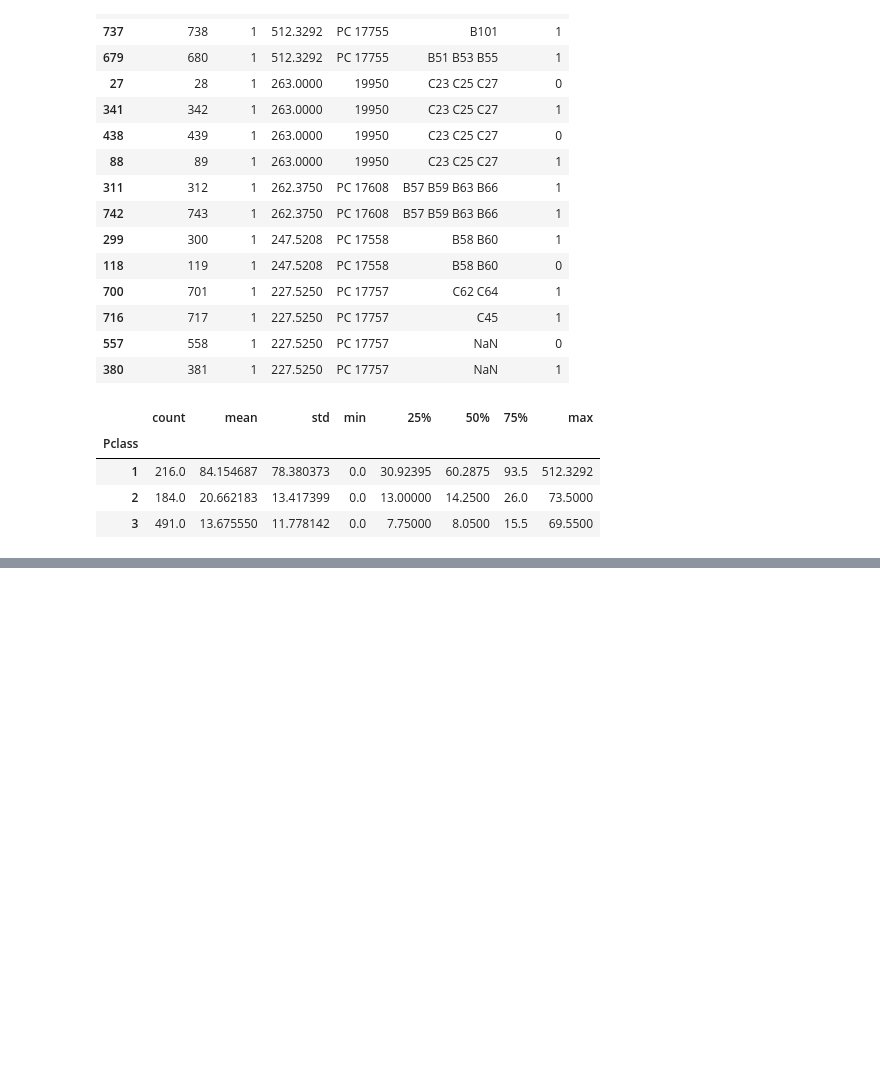
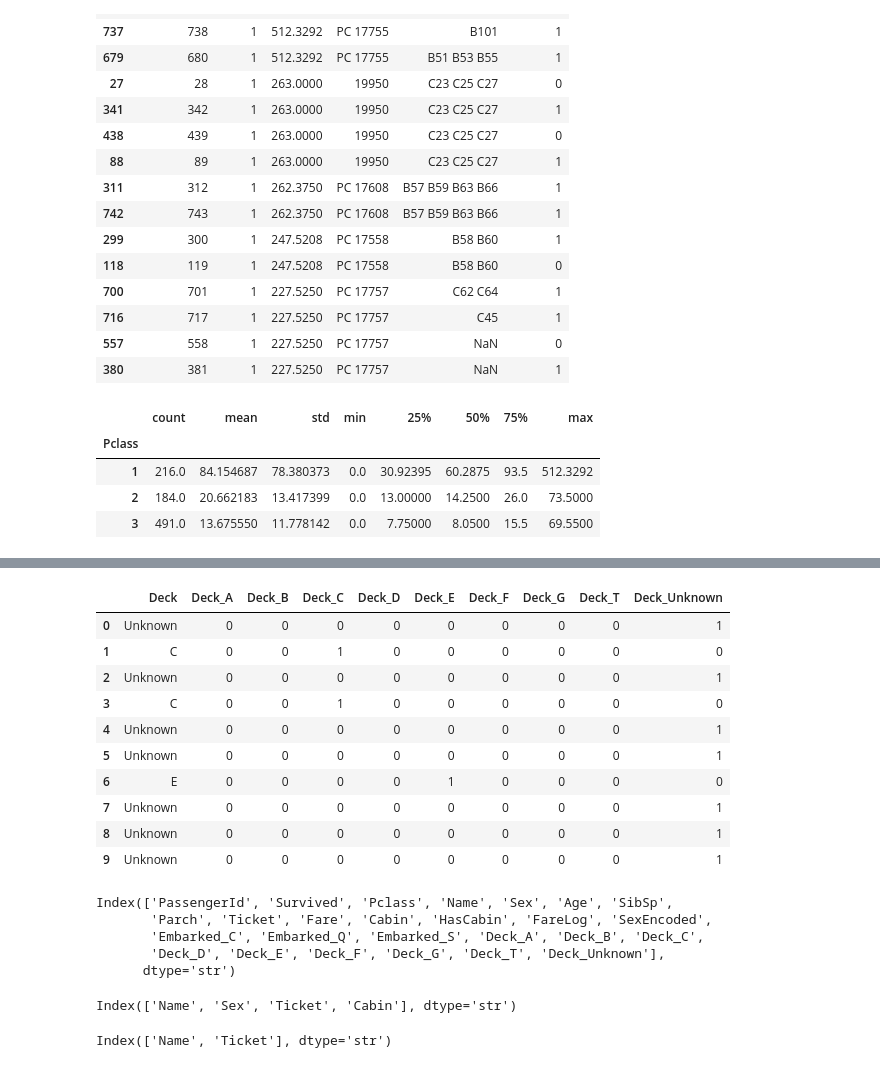
Before and after one commit to almamun252/ml-dl-learning, a Jupyter notebook: machine_learning/data_processing.ipynb, the cells around one changed output, grey strips where cells are left out. Drawn from its saved outputs; the diff is of its cells as text; code cells hidden in the pictures; blank space fills up the shorter version.

Commit message:
Extend Titanic feature engineering and encoding

```diff
--- a/machine_learning/data_processing.ipynb
+++ b/machine_learning/data_processing.ipynb
@@ -579,0 +678,10 @@ processed_data.groupby('Pclass')['Fare'].describe()
+# %%
+# Encoding the 'Embarked' column in the processed Titanic dataset using one-hot encoding
+
+embarked_encoded = pd.get_dummies(
+    processed_data['Embarked'],
+    prefix='Embarked',
+    dtype=int
+)
+
+embarked_encoded.head(10)
@@ -579,0 +700,7 @@ processed_data.groupby('Pclass')['Fare'].describe()
+# %%
+processed_data_encoded = pd.concat(
+    [processed_data, embarked_encoded],
+    axis=1
+)
+
+processed_data_encoded[['Embarked','Embarked_C','Embarked_Q','Embarked_S']].head(10)
@@ -579,0 +719,3 @@ processed_data.groupby('Pclass')['Fare'].describe()
+# %%
+processed_data_encoded = processed_data_encoded.drop(columns=['Embarked'])
+processed_data_encoded.columns
@@ -579,0 +727,10 @@ processed_data.groupby('Pclass')['Fare'].describe()
+# %%
+# One-Hot Encoding the 'Deck' column to convert categorical deck values
+# into separate numeric columns for machine learning
+deck_encoded= pd.get_dummies(
+    processed_data_encoded['Deck'],
+    prefix='Deck',
+    dtype= int
+)
+
+deck_encoded.head(10)
@@ -579,0 +749,49 @@ processed_data.groupby('Pclass')['Fare'].describe()
+# %%
+# Adding the One-Hot Encoded 'Deck' columns to the processed dataset
+# and previewing them alongside the original 'Deck' column
+processed_data_encoded = pd.concat(
+    [processed_data_encoded, deck_encoded],
+    axis=1
+)
+
+processed_data_encoded[
+    ['Deck', 'Deck_A', 'Deck_B', 'Deck_C', 'Deck_D',
+     'Deck_E', 'Deck_F', 'Deck_G', 'Deck_T', 'Deck_Unknown']
+].head(10)
+# %% [output]
+|  | Deck | Deck_A | Deck_B | Deck_C | Deck_D | Deck_E | Deck_F | Deck_G | Deck_T | Deck_Unknown |
+| 0 | Unknown | 0 | 0 | 0 | 0 | 0 | 0 | 0 | 0 | 1 |
+| 1 | C | 0 | 0 | 1 | 0 | 0 | 0 | 0 | 0 | 0 |
+| 2 | Unknown | 0 | 0 | 0 | 0 | 0 | 0 | 0 | 0 | 1 |
+| 3 | C | 0 | 0 | 1 | 0 | 0 | 0 | 0 | 0 | 0 |
+| 4 | Unknown | 0 | 0 | 0 | 0 | 0 | 0 | 0 | 0 | 1 |
+| 5 | Unknown | 0 | 0 | 0 | 0 | 0 | 0 | 0 | 0 | 1 |
+| 6 | E | 0 | 0 | 0 | 0 | 1 | 0 | 0 | 0 | 0 |
+| 7 | Unknown | 0 | 0 | 0 | 0 | 0 | 0 | 0 | 0 | 1 |
+| 8 | Unknown | 0 | 0 | 0 | 0 | 0 | 0 | 0 | 0 | 1 |
+| 9 | Unknown | 0 | 0 | 0 | 0 | 0 | 0 | 0 | 0 | 1 |
+# %%
+# Removing the original 'Deck' column after One-Hot Encoding
+processed_data_encoded = processed_data_encoded.drop(columns=['Deck'])
+
+processed_data_encoded.columns
+# %% [output]
+Index(['PassengerId', 'Survived', 'Pclass', 'Name', 'Sex', 'Age', 'SibSp',
+       'Parch', 'Ticket', 'Fare', 'Cabin', 'HasCabin', 'FareLog', 'SexEncoded',
+       'Embarked_C', 'Embarked_Q', 'Embarked_S', 'Deck_A', 'Deck_B', 'Deck_C',
+       'Deck_D', 'Deck_E', 'Deck_F', 'Deck_G', 'Deck_T', 'Deck_Unknown'],
+      dtype='str')
+# %%
+# Checking the remaining text columns in the encoded dataset
+processed_data_encoded.select_dtypes(include='str').columns
+# %% [output]
+Index(['Name', 'Sex', 'Ticket', 'Cabin'], dtype='str')
+# %%
+# Removing raw 'Sex' and 'Cabin' columns after creating their encoded/engineered features
+processed_data_encoded = processed_data_encoded.drop(
+    columns=['Sex','Cabin']
+)
+
+processed_data_encoded.select_dtypes(include='str').columns
+# %% [output]
+Index(['Name', 'Ticket'], dtype='str')
```
Also changed, not shown: parts of 36 cells of this notebook.
